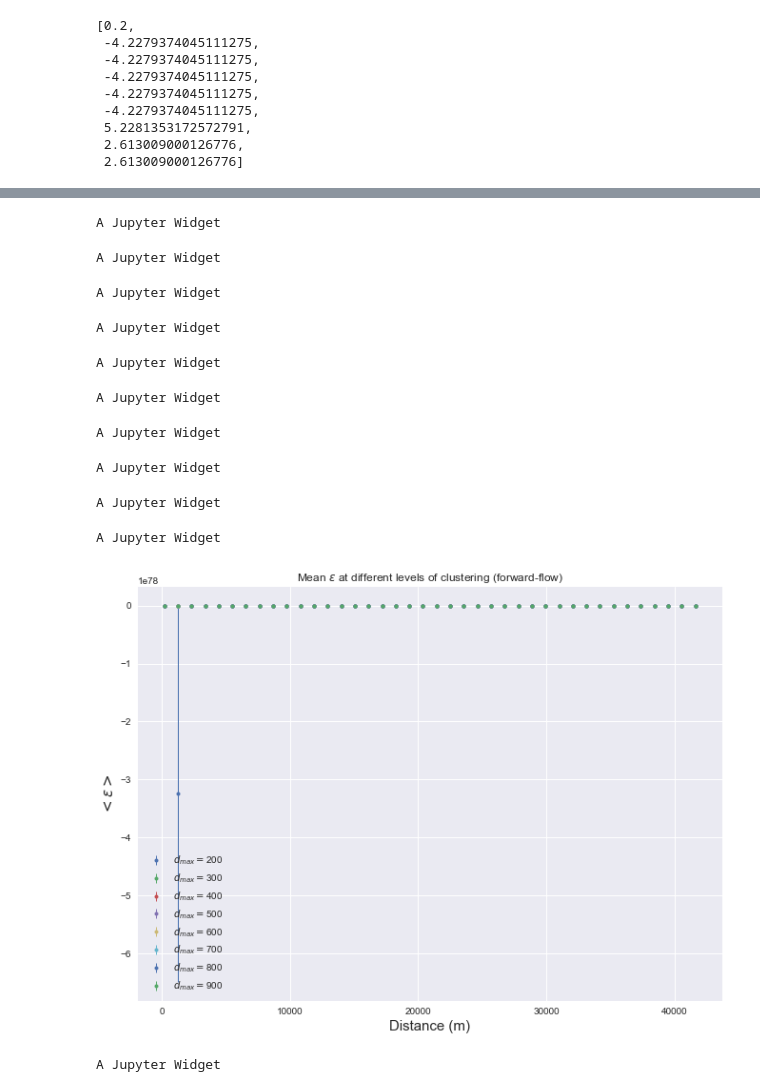
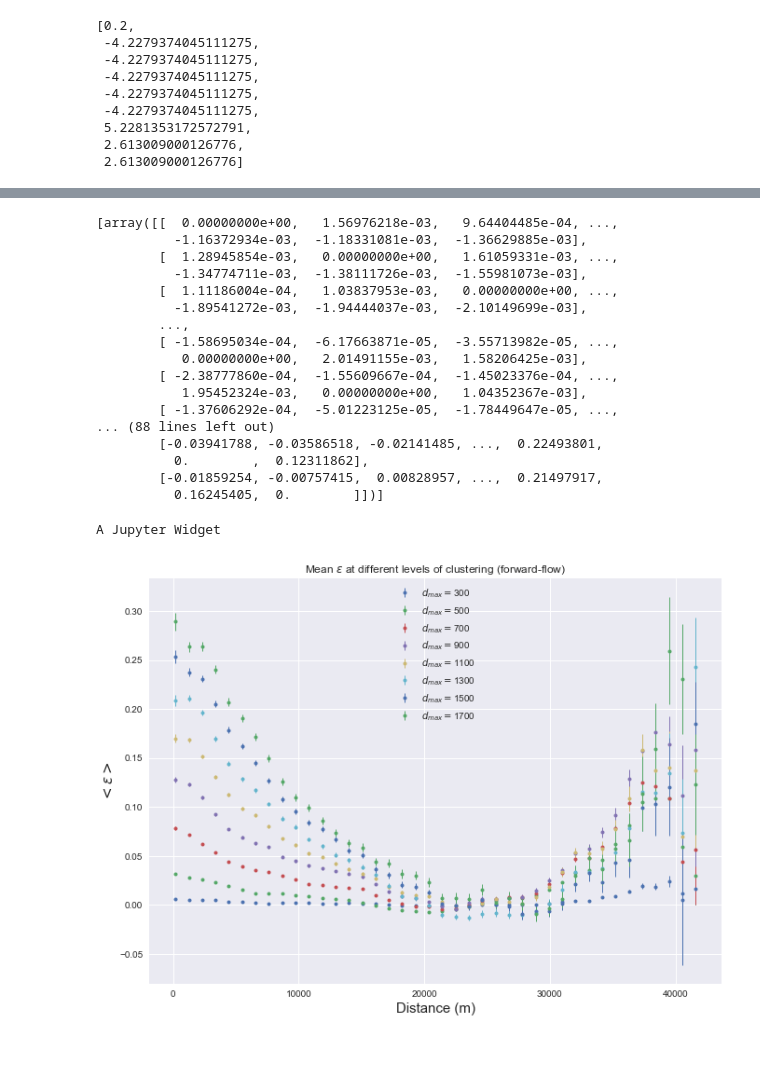
Before and after one commit to jbremz/human_mob, a Jupyter notebook: Notebooks/Ilaria's Log/Week 16.ipynb, the cells around one changed output, grey strips where cells are left out. Cells and saved outputs as stored; diff of their text form; code cells hidden in the pictures; blank space fills up the shorter version.

Commit message:
gamma opt for whole London

```diff
--- a/Notebooks/Ilaria's Log/Week 16.ipynb
+++ b/Notebooks/Ilaria's Log/Week 16.ipynb
@@ -94,0 +103,10 @@ Something wrong here, need to check what's happening with the optimisation proce
+# %%
+d_maxs = [300, 500, 700, 900, 1100, 1300, 1500, 1700]
+h_big_lon = pop_hier(small_df, d_maxs_lon)
+gamma_0 = 2.
+# %%
+gammas_big_lon = [gamma_0]
+epsilons_big_lon = []
+for i in range(1, len(d_maxs)+1):
+    gammas_big_lon.append(gamma_opt.optimise_eps(h_big_lon, i, gamma_0).x)
+    epsilons_big_lon.append(h_big_lon.epsilon_to_opt(i, gamma_0, gammas_big_lon[i]))
@@ -95,21 +139,27 @@ Something wrong here, need to check what's happening with the optimisation proce
+# %%
+epsilons_big_lon
+# %% [output]
+[array([[  0.00000000e+00,   1.56976218e-03,   9.64404485e-04, ...,
+          -1.16372934e-03,  -1.18331081e-03,  -1.36629885e-03],
+        [  1.28945854e-03,   0.00000000e+00,   1.61059331e-03, ...,
+          -1.34774711e-03,  -1.38111726e-03,  -1.55981073e-03],
+        [  1.11186004e-04,   1.03837953e-03,   0.00000000e+00, ...,
+          -1.89541272e-03,  -1.94444037e-03,  -2.10149699e-03],
+        ...,
+        [ -1.58695034e-04,  -6.17663871e-05,  -3.55713982e-05, ...,
+           0.00000000e+00,   2.01491155e-03,   1.58206425e-03],
+        [ -2.38777860e-04,  -1.55609667e-04,  -1.45023376e-04, ...,
+           1.95452324e-03,   0.00000000e+00,   1.04352367e-03],
+        [ -1.37606292e-04,  -5.01223125e-05,  -1.78449647e-05, ...,
+... (88 lines left out)
+        [-0.03941788, -0.03586518, -0.02141485, ...,  0.22493801,
+          0.        ,  0.12311862],
+        [-0.01859254, -0.00757415,  0.00828957, ...,  0.21497917,
+          0.16245405,  0.        ]])]
 # %%
-DMList = DM_list(h_lon)[0]
-epsList = eps_hier(h_lon, gamma=gamma_0, exp=True)[0]
-eps_distance_hier(epsList, DMList, d_maxs_lon, 40)
+DMList = DM_list(h_big_lon)
+eps_distance_hier(epsilons_big_lon, DMList, d_maxs, 40)
 plt.show()
 # %% [output]
 A Jupyter Widget
-A Jupyter Widget
-A Jupyter Widget
-A Jupyter Widget
-A Jupyter Widget
-A Jupyter Widget
-A Jupyter Widget
-A Jupyter Widget
-A Jupyter Widget
-A Jupyter Widget
-[figure, old version]
+[figure, new version]
-# %%
-eps = pop_hier.epsilon(h_lon, 1, gamma=0.2, exp=True)
-# %% [output]
-A Jupyter Widget
```
Also changed, not shown: parts of 14 cells of this notebook.
